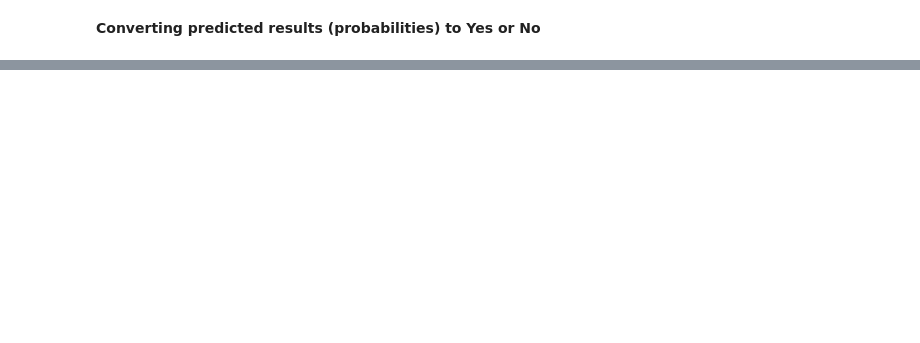
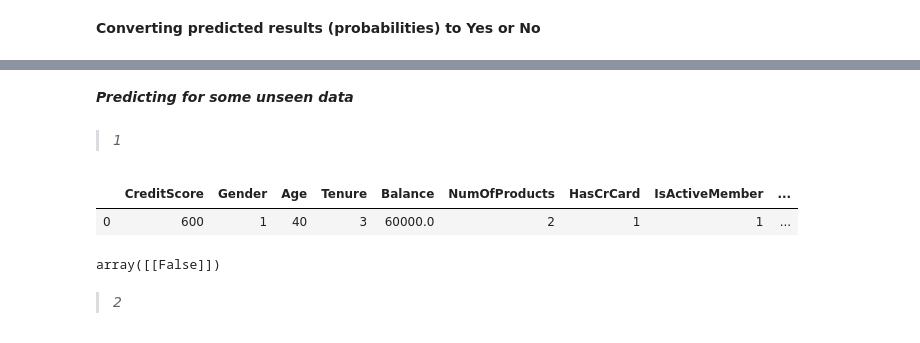
Before and after one commit to AkshaanB/Customer-Churn-Modelling-using-ANN, a Jupyter notebook: Customer-Churn-Modelling.ipynb, the cells around one changed output, grey strips where cells are left out. Cells and saved outputs as stored; diff of their text form; code cells hidden in the pictures; blank space fills up the shorter version.

```diff
--- a/Customer-Churn-Modelling.ipynb
+++ b/Customer-Churn-Modelling.ipynb
@@ -243,0 +244,13 @@ weighted avg       0.81      0.83      0.81      2000
+# %% [markdown]
+***Predicting for some unseen data***
+# %% [markdown]
+> *1*
+# %%
+data_to_predict = {'CreditScore':[600], 'Gender':[1], 'Age':[40], 'Tenure':[3], 'Balance':[60000.00], 'NumOfProducts':[2],'HasCrCard':[1],'IsActiveMember':[1],'EstimatedSalary':[50000.00],'Geography_France':[1],'Geography_Germany':[0],'Geography_Spain':[0]}
+# %%
+data_to_predict_df = pd.DataFrame(data_to_predict)
+# %%
+data_to_predict_df
+# %% [output]
+|  | CreditScore | Gender | Age | Tenure | Balance | NumOfProducts | HasCrCard | IsActiveMember | ... |
+| 0 | 600 | 1 | 40 | 3 | 60000.0 | 2 | 1 | 1 | ... |
@@ -243,0 +263,6 @@ weighted avg       0.81      0.83      0.81      2000
+# %%
+predictions
+# %% [output]
+array([[False]])
+# %% [markdown]
+> *2*
```
Also changed, not shown: parts of 11 cells of this notebook.
